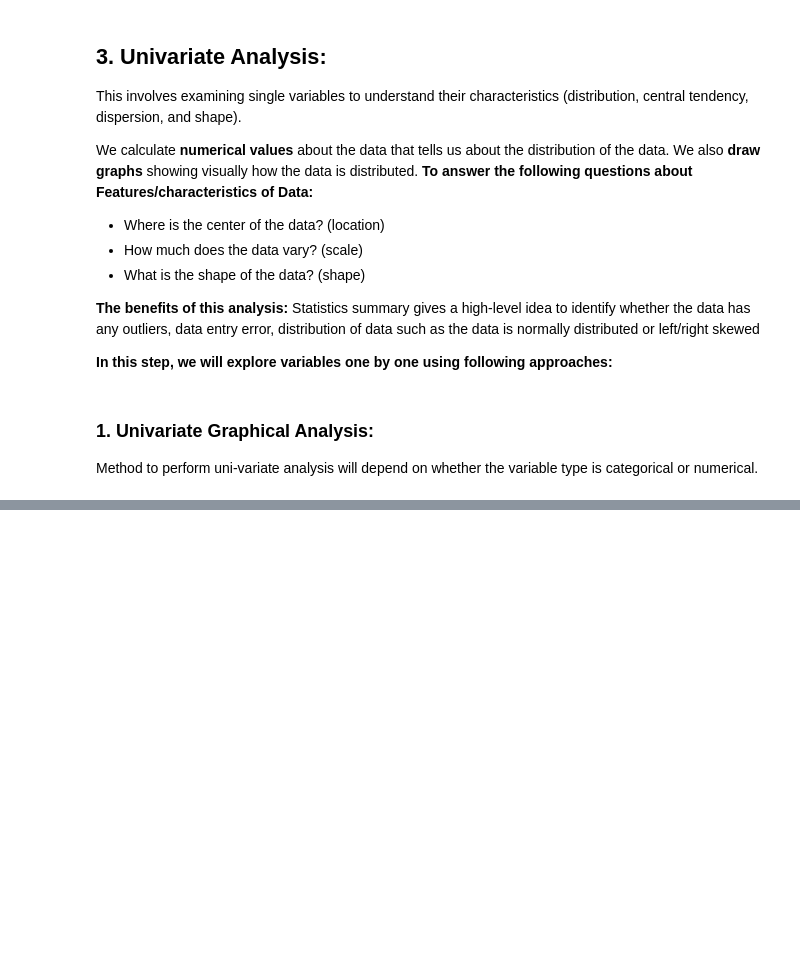
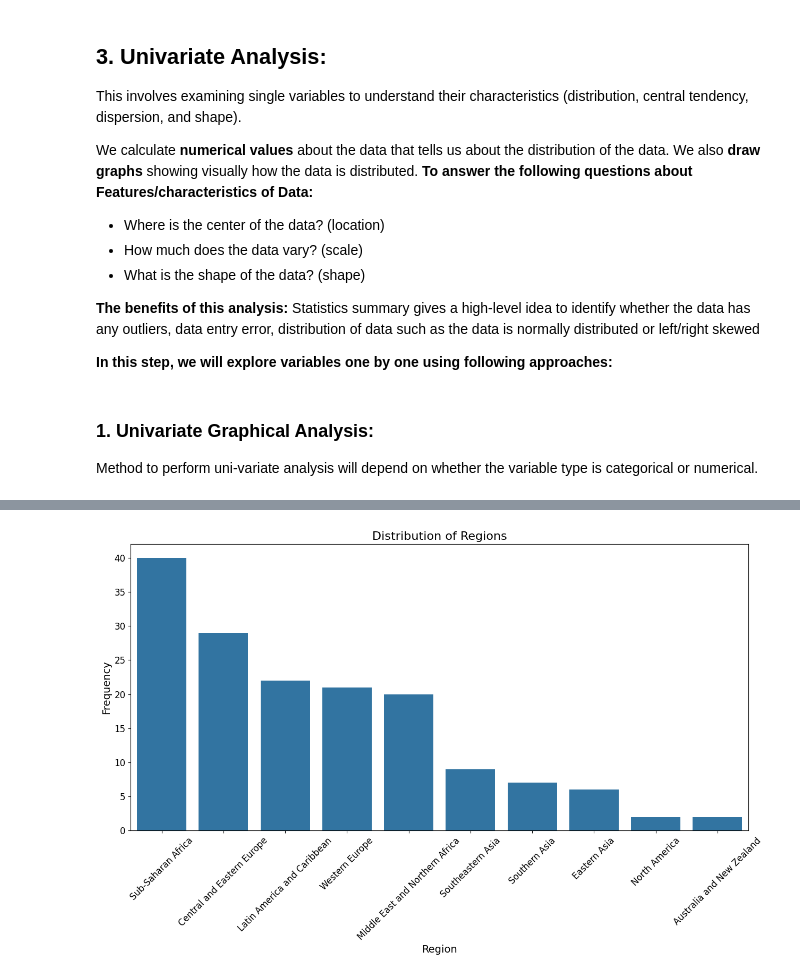
Before and after one commit to Tuwaiq-DS-ML-bootcamp-V-9/Usecase-2, a Jupyter notebook: EDA explain template.ipynb, the cells around one changed output, grey strips where cells are left out. Saved outputs shown, nothing was run; the diff lists cells and outputs as text; code cells hidden in the pictures; blank space fills up the shorter version.

```diff
--- a/EDA explain template.ipynb
+++ b/EDA explain template.ipynb
@@ -596,0 +816,12 @@ We could also use a correlation matrix to get more specific information about th
+# %%
+plt.figure(figsize=(15, 7))
+sns.countplot(x='Region', data=World_Happiness_df_2015, order=World_Happiness_df_2015['Region'].value_counts().index)
+
+plt.title('Distribution of Regions', fontsize=16)
+plt.xlabel('Region', fontsize=14)
+plt.ylabel('Frequency', fontsize=14)
+plt.xticks(rotation=45, fontsize=12)
+plt.yticks(fontsize=12)
+plt.show()
+# %% [output]
+[figure, added]
```
Also changed, not shown: parts of 119 cells of this notebook.
